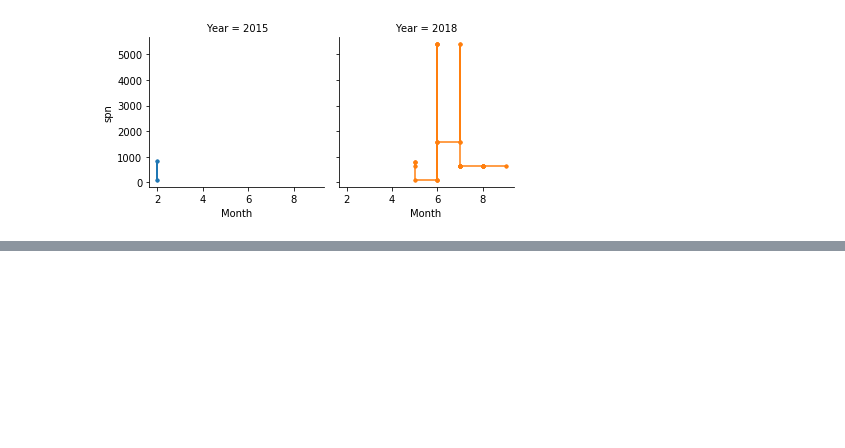
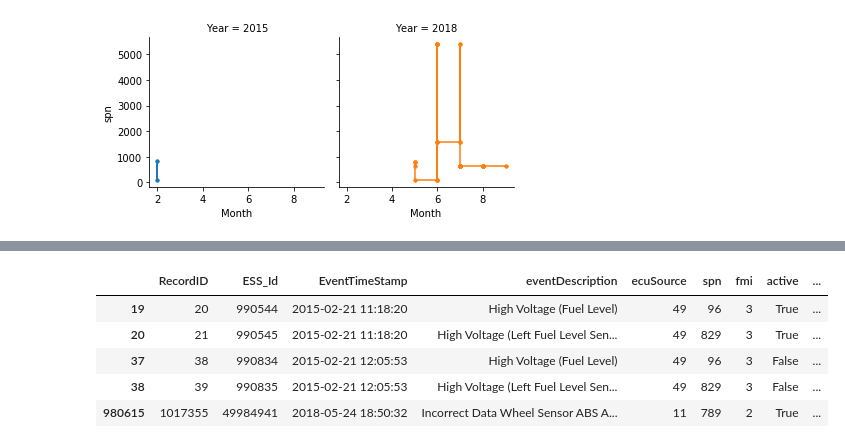
Before and after one commit to Barrett-Rogers/dq8-kingpins, a Jupyter notebook: big_g_foyaz.ipynb, the cells around one changed output, grey strips where cells are left out. Saved outputs shown, nothing was run; the diff lists cells and outputs as text; code cells hidden in the pictures; blank space fills up the shorter version.

```diff
--- a/big_g_foyaz.ipynb
+++ b/big_g_foyaz.ipynb
@@ -286,0 +320,9 @@ grid.map(plt.plot, "Month","spn", marker='.');
+# %%
+failed_truck_df.head()
+# %% [output]
+|  | RecordID | ESS_Id | EventTimeStamp | eventDescription | ecuSource | spn | fmi | active | ... |
+| 19 | 20 | 990544 | 2015-02-21 11:18:20 | High Voltage (Fuel Level) | 49 | 96 | 3 | True | ... |
+| 20 | 21 | 990545 | 2015-02-21 11:18:20 | High Voltage (Left Fuel Level Sen... | 49 | 829 | 3 | True | ... |
+| 37 | 38 | 990834 | 2015-02-21 12:05:53 | High Voltage (Fuel Level) | 49 | 96 | 3 | False | ... |
+| 38 | 39 | 990835 | 2015-02-21 12:05:53 | High Voltage (Left Fuel Level Sen... | 49 | 829 | 3 | False | ... |
+| 980615 | 1017355 | 49984941 | 2018-05-24 18:50:32 | Incorrect Data Wheel Sensor ABS A... | 11 | 789 | 2 | True | ... |
```
Also changed, not shown: parts of 13 cells of this notebook.
